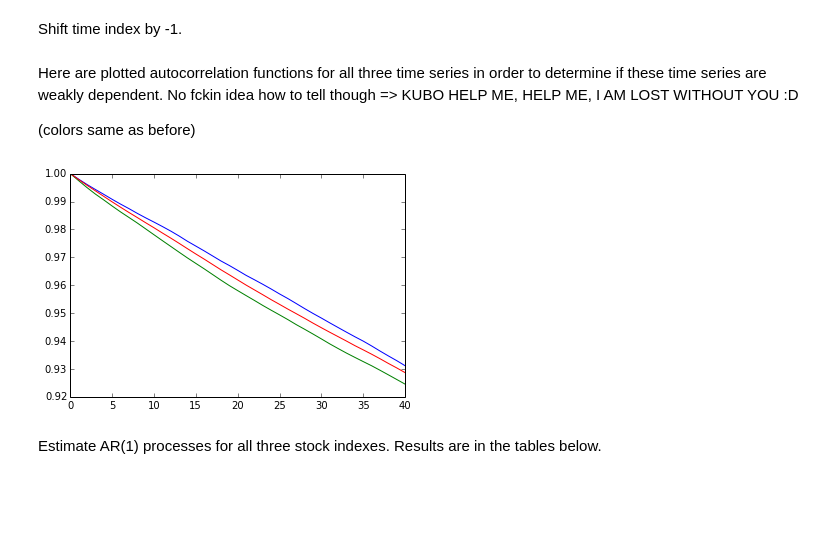
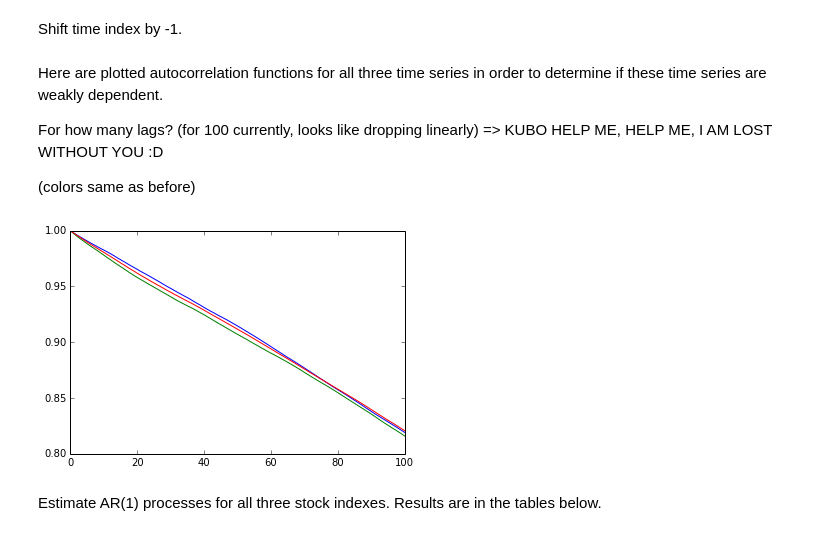
Before and after one commit to ankitvad/ML-FIN, a Jupyter notebook: Testing Random-Walk Hypothesis and related shit.ipynb, the cells around one changed output. Cells and saved outputs as stored; diff of their text form; code cells hidden in the pictures; blank space fills up the shorter version.

```diff
--- a/Testing Random-Walk Hypothesis and related shit.ipynb
+++ b/Testing Random-Walk Hypothesis and related shit.ipynb
@@ -47,16 +47,18 @@ NDX_1d_prices_shifted = NDX_1d_prices.shift().dropna()
 FTSE_1d_prices_shifted = FTSE_1d_prices.shift().dropna()
 GSPC_1d_prices_shifted = GSPC_1d_prices.shift().dropna()
 # %% [markdown]
-Here are plotted autocorrelation functions for all three time series in order to determine if these time series are weakly dependent. No fckin idea how to tell though => KUBO HELP ME, HELP ME, I AM LOST WITHOUT YOU :D
+Here are plotted autocorrelation functions for all three time series in order to determine if these time series are weakly dependent.
+
+For how many lags? (for 100 currently, looks like dropping linearly) => KUBO HELP ME, HELP ME, I AM LOST WITHOUT YOU :D
 
 (colors same as before)
 # %%
-plt.plot(sm.tsa.stattools.acf(NDX_1d_prices))
-plt.plot(sm.tsa.stattools.acf(FTSE_1d_prices))
-plt.plot(sm.tsa.stattools.acf(GSPC_1d_prices))
+plt.plot(sm.tsa.stattools.acf(NDX_1d_prices, nlags=100))
+plt.plot(sm.tsa.stattools.acf(FTSE_1d_prices, nlags=100))
+plt.plot(sm.tsa.stattools.acf(GSPC_1d_prices, nlags=100))
 plt.show()
 # %% [output]
-[figure, old version]
+[figure, new version]
 # %% [markdown]
 Estimate AR(1) processes for all three stock indexes. Results are in the tables below.
 # %%
```
